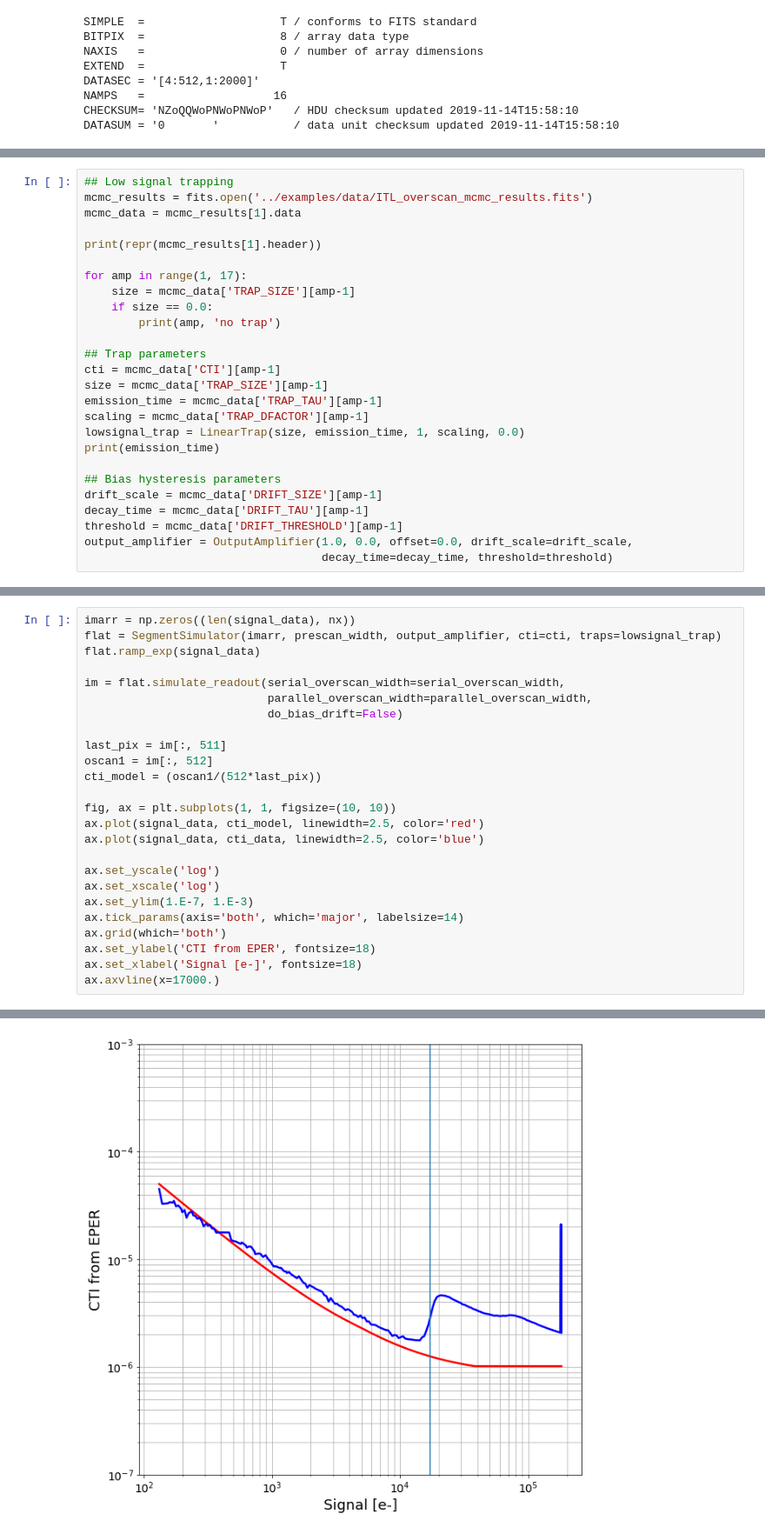
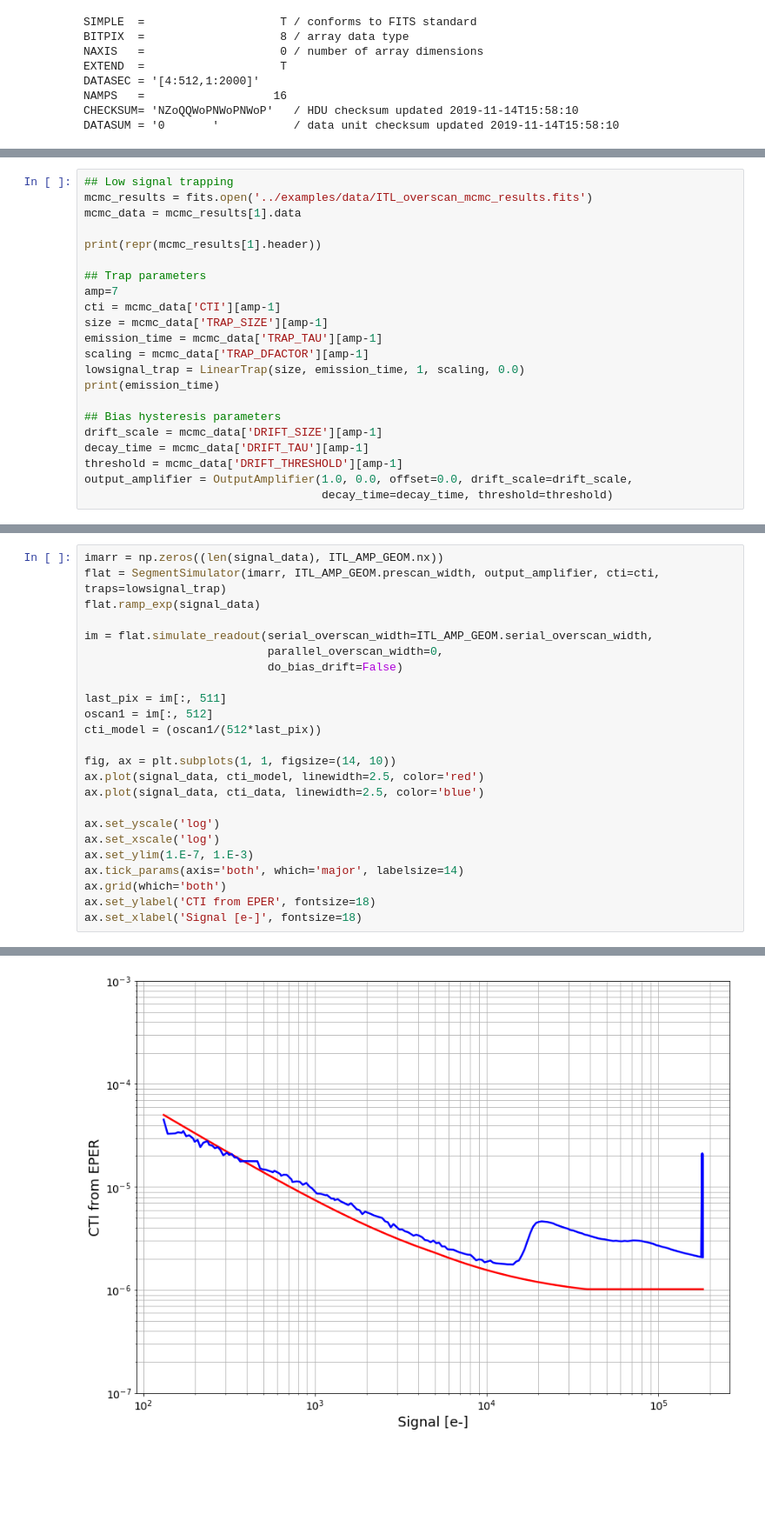
Before and after one commit to Snyder005/ctisim, a Jupyter notebook: notebooks/OverscanTesting.ipynb, the cells around one changed output, grey strips where cells are left out. Shown: that part at 87% size. Drawn from its saved outputs; the diff is of its cells as text; blank space fills up the shorter version.

```diff
--- a/notebooks/OverscanTesting.ipynb
+++ b/notebooks/OverscanTesting.ipynb
@@ -60,12 +60,8 @@ mcmc_data = mcmc_results[1].data
 
 print(repr(mcmc_results[1].header))
 
-for amp in range(1, 17):
-    size = mcmc_data['TRAP_SIZE'][amp-1]
-    if size == 0.0:
-        print(amp, 'no trap')
-
 ## Trap parameters
+amp=7
 cti = mcmc_data['CTI'][amp-1]
 size = mcmc_data['TRAP_SIZE'][amp-1]
 emission_time = mcmc_data['TRAP_TAU'][amp-1]
@@ -100,17 +96,17 @@ nan
 # %%
-imarr = np.zeros((len(signal_data), nx))
-flat = SegmentSimulator(imarr, prescan_width, output_amplifier, cti=cti, traps=lowsignal_trap)
+imarr = np.zeros((len(signal_data), ITL_AMP_GEOM.nx))
+flat = SegmentSimulator(imarr, ITL_AMP_GEOM.prescan_width, output_amplifier, cti=cti, traps=lowsignal_trap)
 flat.ramp_exp(signal_data)
 
-im = flat.simulate_readout(serial_overscan_width=serial_overscan_width,
-                           parallel_overscan_width=parallel_overscan_width,
+im = flat.simulate_readout(serial_overscan_width=ITL_AMP_GEOM.serial_overscan_width,
+                           parallel_overscan_width=0,
                            do_bias_drift=False)
 
 last_pix = im[:, 511]
 oscan1 = im[:, 512]
 cti_model = (oscan1/(512*last_pix))
 
-fig, ax = plt.subplots(1, 1, figsize=(10, 10))
+fig, ax = plt.subplots(1, 1, figsize=(14, 10))
 ax.plot(signal_data, cti_model, linewidth=2.5, color='red')
 ax.plot(signal_data, cti_data, linewidth=2.5, color='blue')
 
@@ -121,5 +117,4 @@ ax.tick_params(axis='both', which='major', labelsize=14)
 ax.grid(which='both')
 ax.set_ylabel('CTI from EPER', fontsize=18)
 ax.set_xlabel('Signal [e-]', fontsize=18)
-ax.axvline(x=17000.)
 # %% [output]
@@ -127,4 +122,4 @@ ax.axvline(x=17000.)
-[figure, old version]
+[figure, new version]
 # %%
 midsignal_trap = LogisticTrap(40, 0.5, 1, 18000., 0.0010)
 
```
Also changed, not shown: parts of 8 cells of this notebook, 2 other files.
